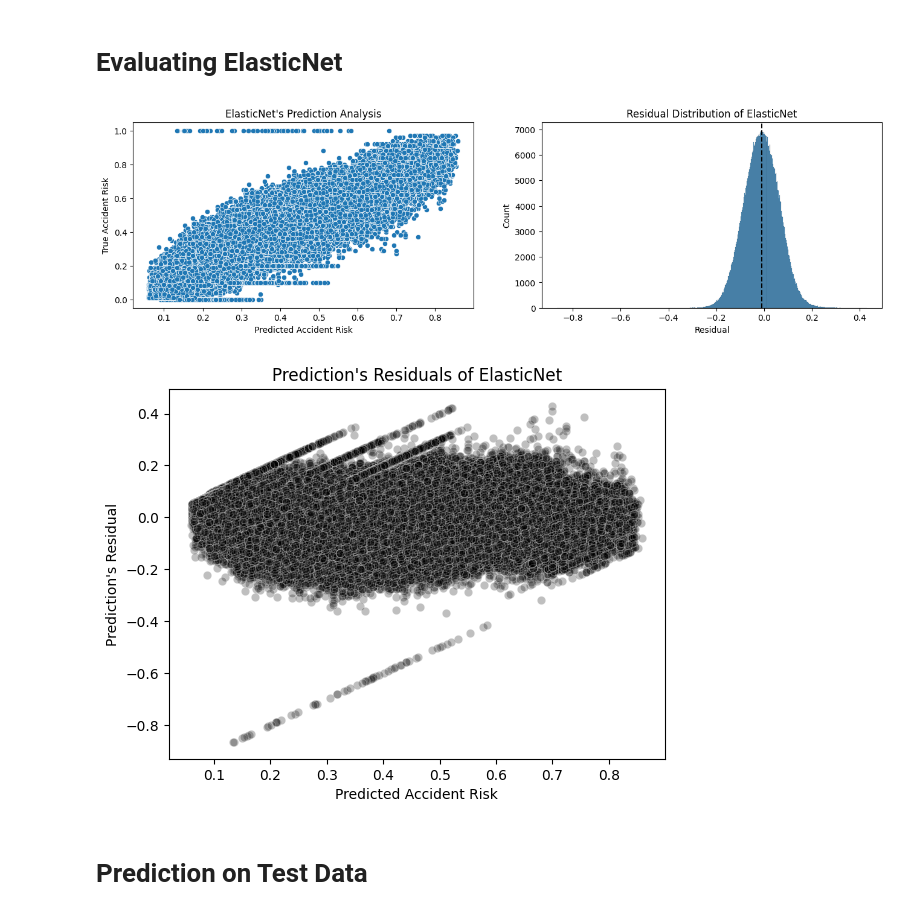
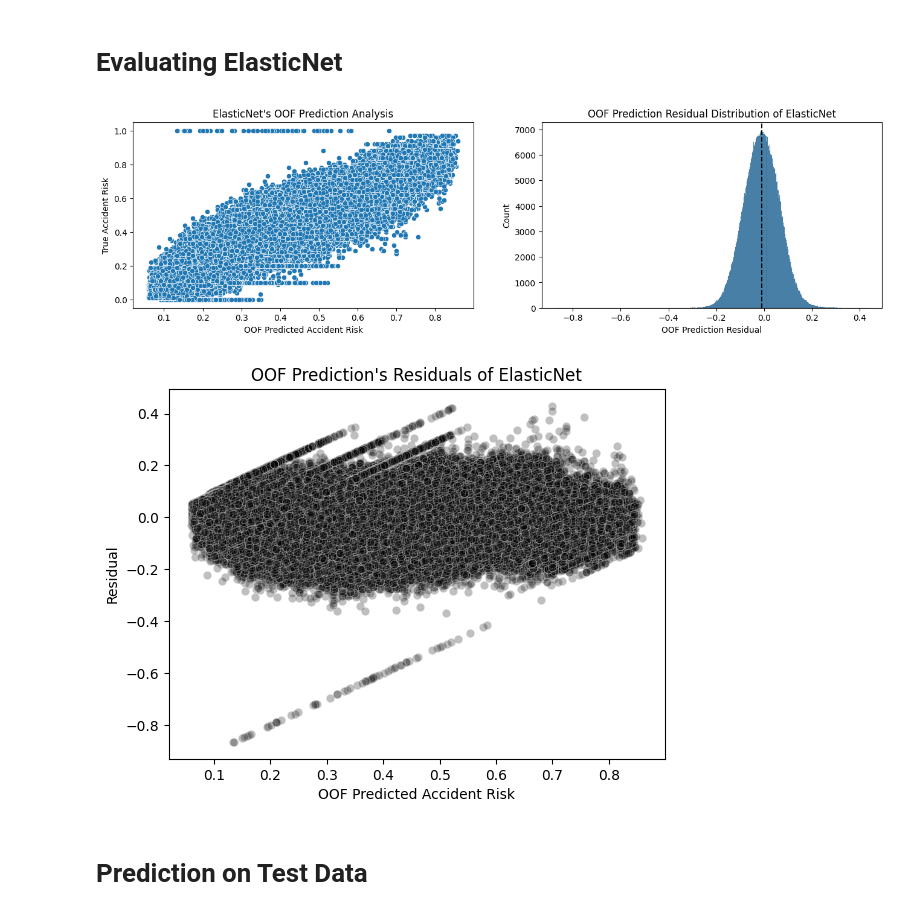
Before and after one commit to KhoaTran3126/Kaggle-playgrounds, a Jupyter notebook: elasticnet-model-analysis.ipynb, the cells around one changed output. Saved outputs shown, nothing was run; the diff lists cells and outputs as text; code cells hidden in the pictures.

Commit message:
Kaggle Notebook | ElasticNet Model Analysis | Version 3

```diff
--- a/elasticnet-model-analysis.ipynb
+++ b/elasticnet-model-analysis.ipynb
@@ -283,28 +283,28 @@ history = cross_validate(enet, X, y_logit, store_oof=True)
 plt.figure(figsize=(16,4))
 plt.subplot(121)
 sea.scatterplot(x=sigmoid(history["y_oof"]), y=y)
-plt.xlabel("Predicted Accident Risk")
+plt.xlabel("OOF Predicted Accident Risk")
 plt.ylabel("True Accident Risk")
-plt.title("ElasticNet's Prediction Analysis")
+plt.title("ElasticNet's OOF Prediction Analysis")
 
 plt.subplot(122)
 sea.histplot(sigmoid(history["y_oof"])-y)
 plt.axvline(x=(sigmoid(history["y_oof"])-y).mean(), color="black", linestyle="dashed")
-plt.xlabel("Residual")
+plt.xlabel("OOF Prediction Residual")
 plt.ylabel("Count")
-plt.title("Residual Distribution of ElasticNet")
+plt.title("OOF Prediction Residual Distribution of ElasticNet")
 
 plt.show()
 # %% [output]
-[figure, old version]
+[figure, new version]
 # %%
 sea.scatterplot(x=sigmoid(history["y_oof"]), y=sigmoid(history["y_oof"])-y, alpha=.25, color="black")
-plt.xlabel("Predicted Accident Risk")
-plt.ylabel("Prediction's Residual")
-plt.title("Prediction's Residuals of ElasticNet")
+plt.xlabel("OOF Predicted Accident Risk")
+plt.ylabel("Residual")
+plt.title("OOF Prediction's Residuals of ElasticNet")
 plt.show()
 # %% [output]
-[figure, old version]
+[figure, new version]
 # %% [markdown]
 # Prediction on Test Data
 # %%
```
Also changed, not shown: parts of 1 cell of this notebook.
